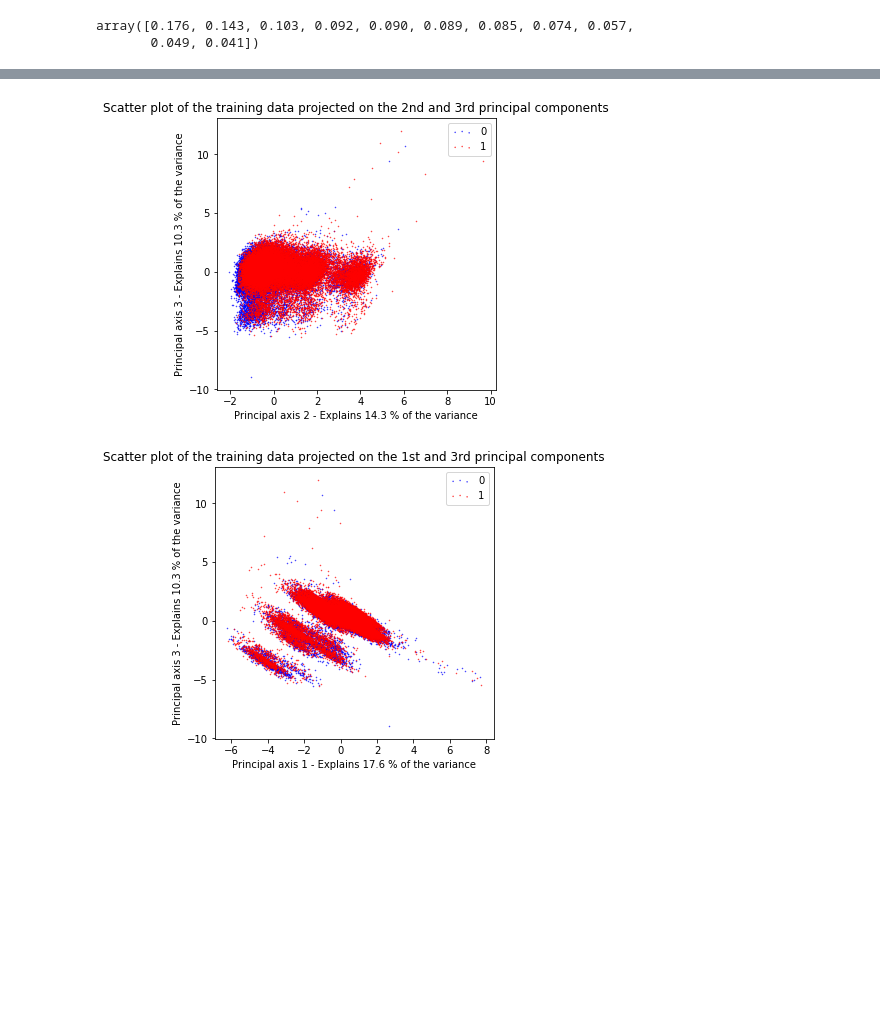
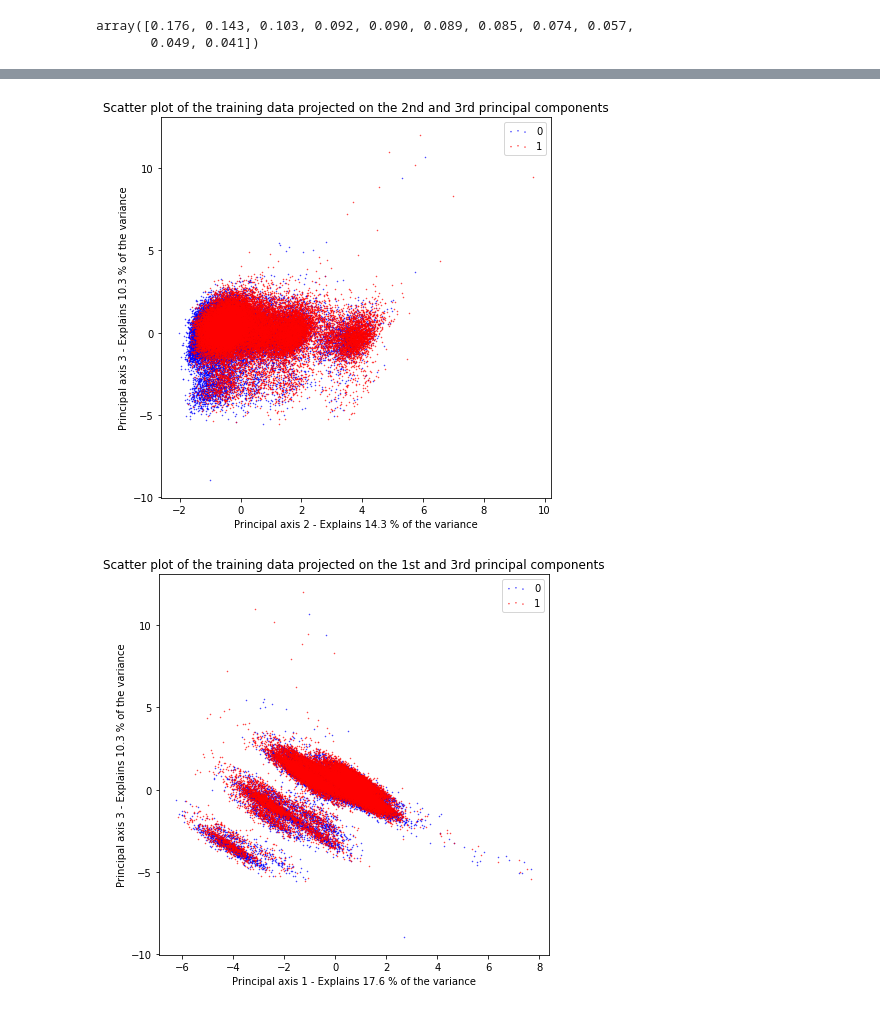
Before and after one commit to faridjafri/cardiovascular-disease-analysis, a Jupyter notebook: Python/PCA.ipynb, the cells around one changed output, grey strips where cells are left out. Cells and saved outputs as stored; diff of their text form; code cells hidden in the pictures; blank space fills up the shorter version.

```diff
--- a/Python/PCA.ipynb
+++ b/Python/PCA.ipynb
@@ -66,26 +103,26 @@ plt.show()
 # %%
 colors = ['blue', 'red']
-plt.figure(1, figsize=(5, 5))
+plt.figure(1, figsize=(7, 7))
 
 for color, i, target_name in zip(colors, [0, 1], target_names):
     plt.scatter(x_pca[y == i, 1], x_pca[y == i, 2], color=color, s=1,
                 alpha=.8, label=target_name, marker='.')
 plt.legend(loc='best', shadow=False, scatterpoints=3)
 plt.title(
         "Scatter plot of the training data projected on the 2nd "
         "and 3rd principal components")
 plt.xlabel("Principal axis 2 - Explains %.1f %% of the variance" % (
         pca.explained_variance_ratio_[1] * 100.0))
 plt.ylabel("Principal axis 3 - Explains %.1f %% of the variance" % (
         pca.explained_variance_ratio_[2] * 100.0))
 
-plt.savefig('pca-porto-01.png', dpi=150)
+plt.savefig('Component 2 vs 3.png', dpi=150)
 plt.show()
 # %% [output]
-[figure, old version]
+[figure, new version]
 # %%
 colors = ['blue', 'red']
-plt.figure(1, figsize=(5, 5))
+plt.figure(1, figsize=(7, 7))
 
 for color, i, target_name in zip(colors, [0, 1], target_names):
     plt.scatter(x_pca[y == i, 0], x_pca[y == i, 2], color=color, s=1,
@@ -99,7 +136,7 @@ plt.xlabel("Principal axis 1 - Explains %.1f %% of the variance" % (
 plt.ylabel("Principal axis 3 - Explains %.1f %% of the variance" % (
         pca.explained_variance_ratio_[2] * 100.0))
 
-plt.savefig('pca-porto-01.png', dpi=150)
+plt.savefig('Component 1 vs 3.png', dpi=150)
 plt.show()
 # %% [output]
-[figure, old version]
+[figure, new version]
```
Also changed, not shown: parts of 4 cells of this notebook, 18 other files.
